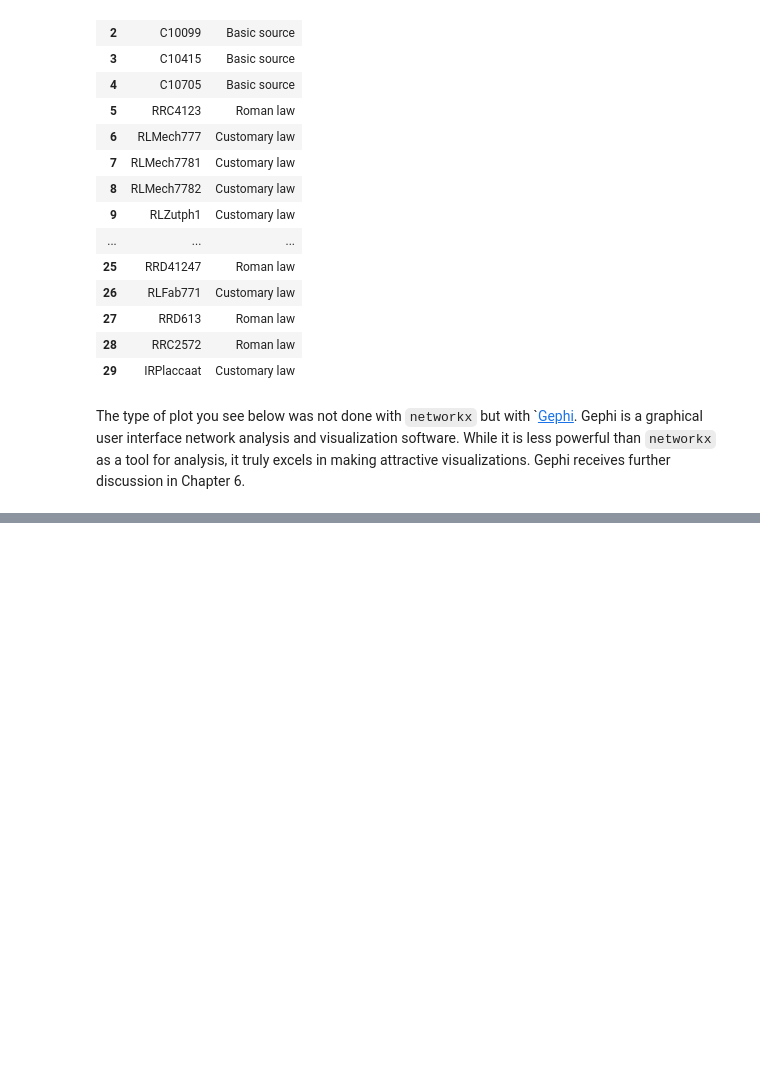
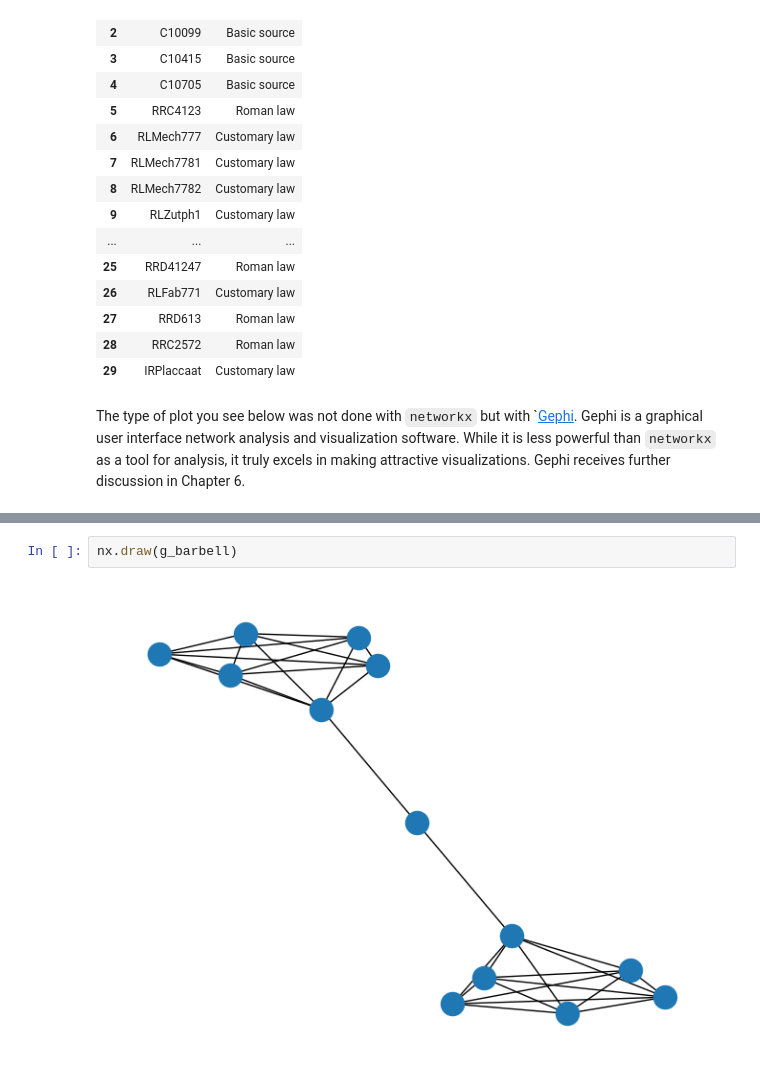
Before and after one commit to maastrichtlawtech/legalnetworkanalysis_textbook, a Jupyter notebook: Chapter_2_Network_Properties.ipynb, the cells around one changed output, grey strips where cells are left out. Cells and saved outputs as stored; diff of their text form; blank space fills up the shorter version.

```diff
--- a/Chapter_2_Network_Properties.ipynb
+++ b/Chapter_2_Network_Properties.ipynb
@@ -372,0 +407,4 @@
+# %%
+nx.draw(g_barbell)
+# %% [output]
+[figure, added]
```
Also changed, not shown: parts of 43 cells of this notebook.
